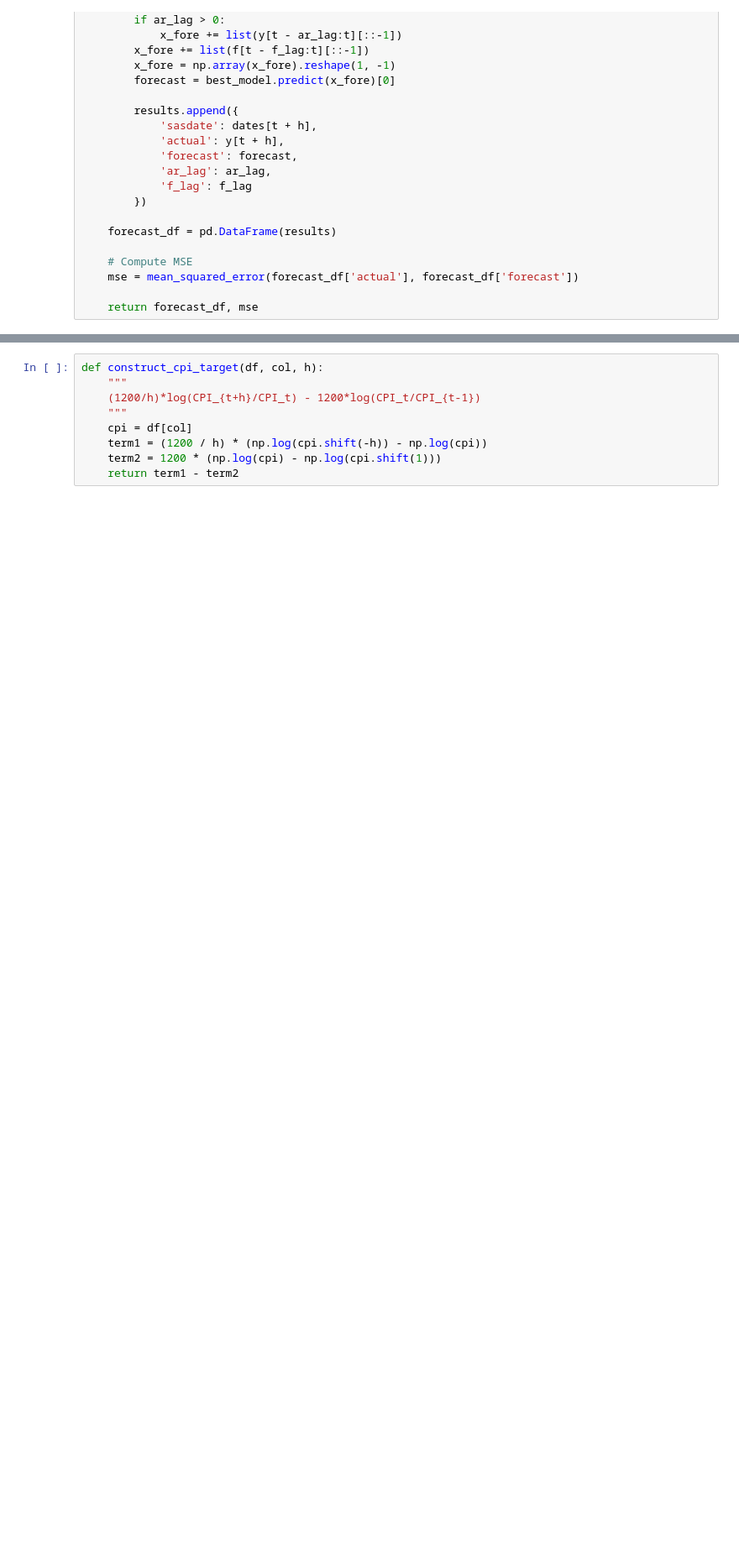
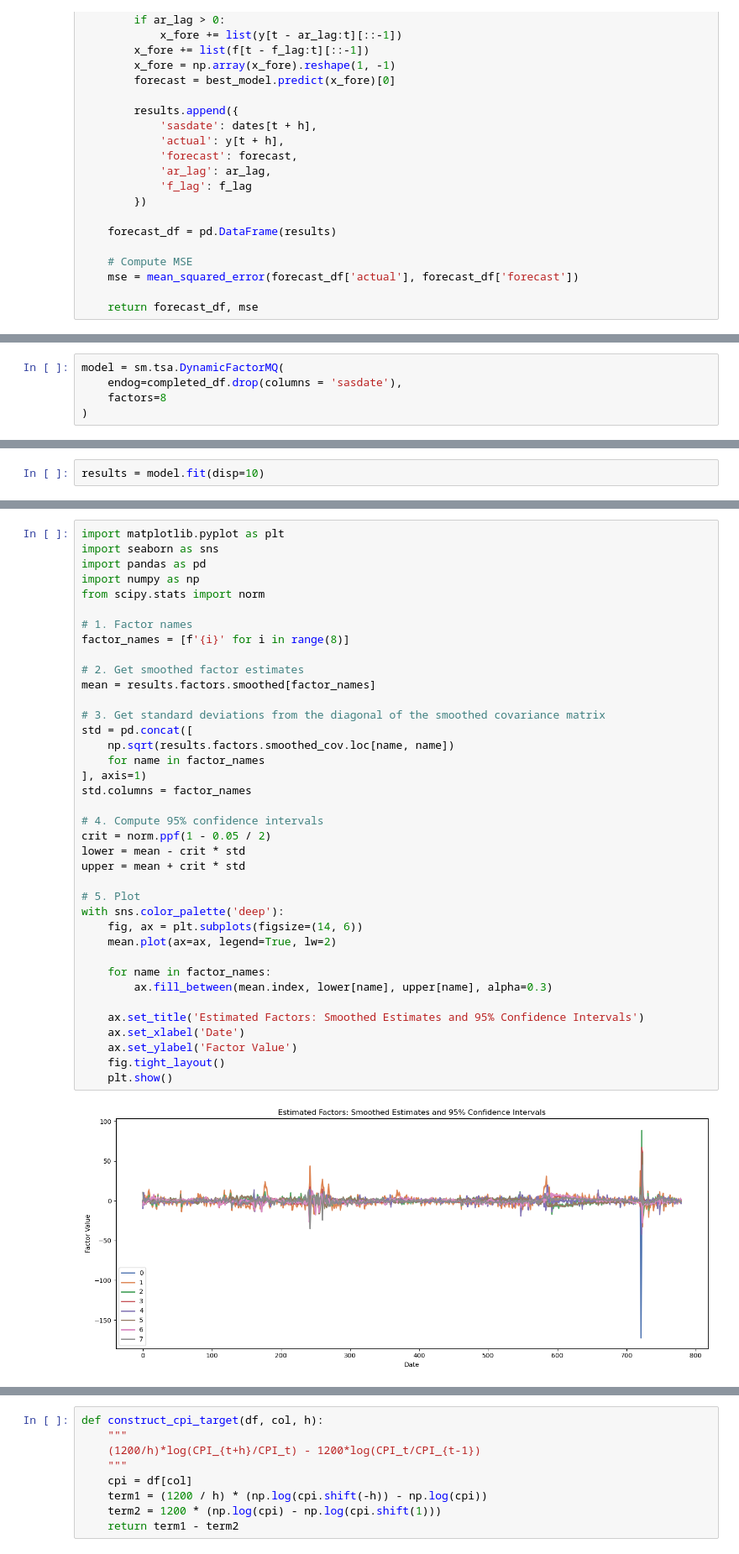
Before and after one commit to J0s3l0r1a/Final_ass., a Jupyter notebook: notebook-in-py.ipynb, the cells around one changed output, grey strips where cells are left out. Shown at 84% size. Drawn from its saved outputs; the diff is of its cells as text; blank space fills up the shorter version.

Commit message:
Add the factor model with statsmodel

```diff
--- a/notebook-in-py.ipynb
+++ b/notebook-in-py.ipynb
@@ -422,0 +483,5 @@ def recursive_factor_forecast(df, factor, target_var, h, start_date, end_date,
+# %%
+model = sm.tsa.DynamicFactorMQ(
+    endog=completed_df.drop(columns = 'sasdate'),
+    factors=8
+)
@@ -422,0 +524,2 @@ def recursive_factor_forecast(df, factor, target_var, h, start_date, end_date,
+# %%
+results = model.fit(disp=10)
@@ -422,0 +557,40 @@ def recursive_factor_forecast(df, factor, target_var, h, start_date, end_date,
+# %%
+import matplotlib.pyplot as plt
+import seaborn as sns
+import pandas as pd
+import numpy as np
+from scipy.stats import norm
+
+# 1. Factor names
+factor_names = [f'{i}' for i in range(8)]
+
+# 2. Get smoothed factor estimates
+mean = results.factors.smoothed[factor_names]
+
+# 3. Get standard deviations from the diagonal of the smoothed covariance matrix
+std = pd.concat([
+    np.sqrt(results.factors.smoothed_cov.loc[name, name])
+    for name in factor_names
+], axis=1)
+std.columns = factor_names
+
+# 4. Compute 95% confidence intervals
+crit = norm.ppf(1 - 0.05 / 2)
+lower = mean - crit * std
+upper = mean + crit * std
+
+# 5. Plot
+with sns.color_palette('deep'):
+    fig, ax = plt.subplots(figsize=(14, 6))
+    mean.plot(ax=ax, legend=True, lw=2)
+
+    for name in factor_names:
+        ax.fill_between(mean.index, lower[name], upper[name], alpha=0.3)
+
+    ax.set_title('Estimated Factors: Smoothed Estimates and 95% Confidence Intervals')
+    ax.set_xlabel('Date')
+    ax.set_ylabel('Factor Value')
+    fig.tight_layout()
+    plt.show()
+# %% [output]
+[figure, added]
```
Also changed, not shown: parts of 12 cells of this notebook.
